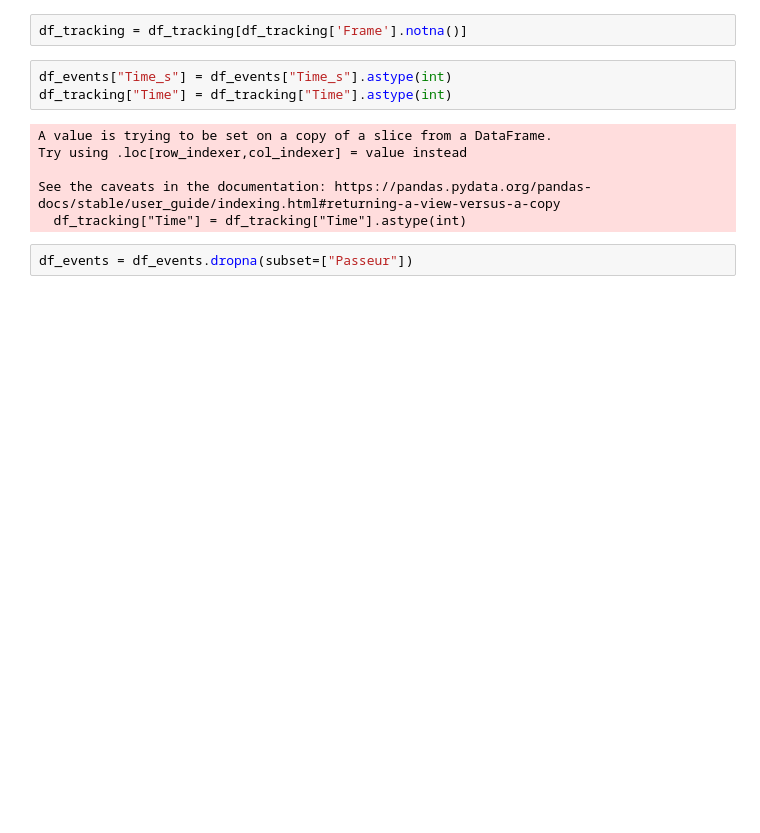
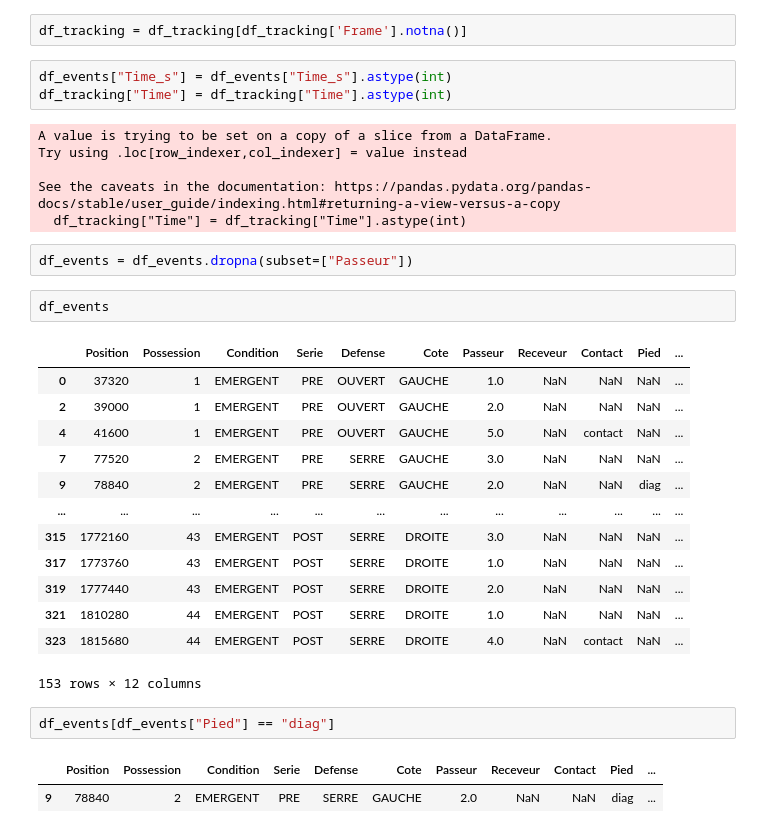
Before and after one commit to Uthmankontao/Stage_DynaTeam, a Jupyter notebook: notebooks/00_data_emergent.ipynb, the cells around one changed output. Drawn from its saved outputs; the diff is of its cells as text; blank space fills up the shorter version.

Commit message:
stats des events

```diff
--- a/notebooks/00_data_emergent.ipynb
+++ b/notebooks/00_data_emergent.ipynb
@@ -257,3 +255,24 @@ See the caveats in the documentation: https://pandas.pydata.org/pandas-docs/stab
   df_tracking["Time"] = df_tracking["Time"].astype(int)
 # %%
 df_events = df_events.dropna(subset=["Passeur"])
+# %%
+df_events
+# %% [output]
+|  | Position | Possession | Condition | Serie | Defense | Cote | Passeur | Receveur | Contact | Pied | ... |
+| 0 | 37320 | 1 | EMERGENT | PRE | OUVERT | GAUCHE | 1.0 | NaN | NaN | NaN | ... |
+| 2 | 39000 | 1 | EMERGENT | PRE | OUVERT | GAUCHE | 2.0 | NaN | NaN | NaN | ... |
+| 4 | 41600 | 1 | EMERGENT | PRE | OUVERT | GAUCHE | 5.0 | NaN | contact | NaN | ... |
+| 7 | 77520 | 2 | EMERGENT | PRE | SERRE | GAUCHE | 3.0 | NaN | NaN | NaN | ... |
+| 9 | 78840 | 2 | EMERGENT | PRE | SERRE | GAUCHE | 2.0 | NaN | NaN | diag | ... |
+| ... | ... | ... | ... | ... | ... | ... | ... | ... | ... | ... | ... |
+| 315 | 1772160 | 43 | EMERGENT | POST | SERRE | DROITE | 3.0 | NaN | NaN | NaN | ... |
+| 317 | 1773760 | 43 | EMERGENT | POST | SERRE | DROITE | 1.0 | NaN | NaN | NaN | ... |
+| 319 | 1777440 | 43 | EMERGENT | POST | SERRE | DROITE | 2.0 | NaN | NaN | NaN | ... |
+| 321 | 1810280 | 44 | EMERGENT | POST | SERRE | DROITE | 1.0 | NaN | NaN | NaN | ... |
+| 323 | 1815680 | 44 | EMERGENT | POST | SERRE | DROITE | 4.0 | NaN | contact | NaN | ... |
+153 rows × 12 columns
+# %%
+df_events[df_events["Pied"] == "diag"]
+# %% [output]
+|  | Position | Possession | Condition | Serie | Defense | Cote | Passeur | Receveur | Contact | Pied | ... |
+| 9 | 78840 | 2 | EMERGENT | PRE | SERRE | GAUCHE | 2.0 | NaN | NaN | diag | ... |
```
Also changed, not shown: parts of 3 cells of this notebook, 6 other files.
